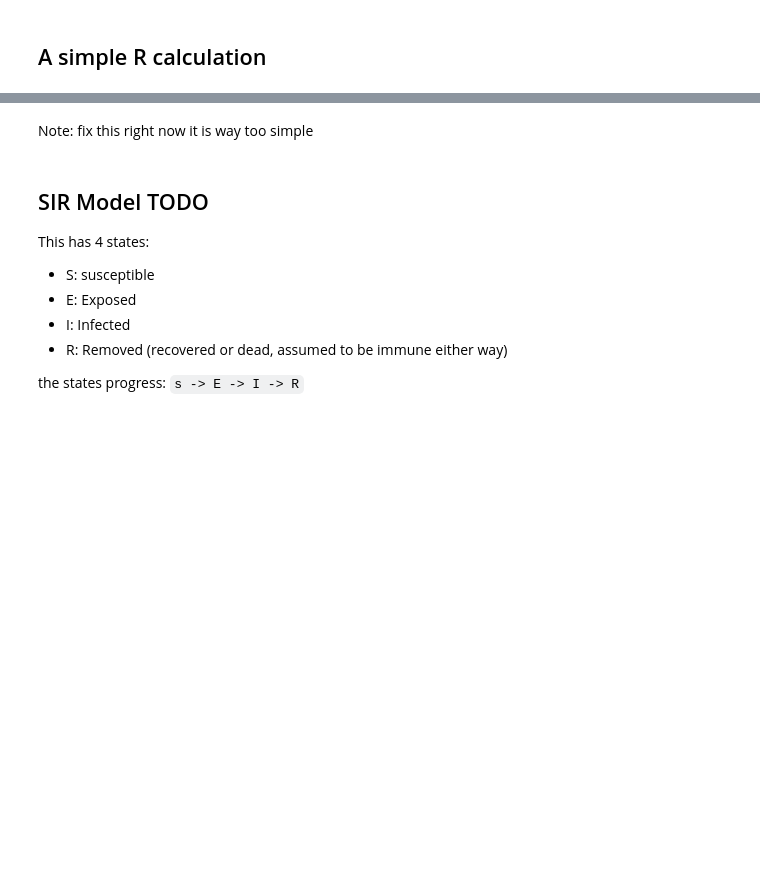
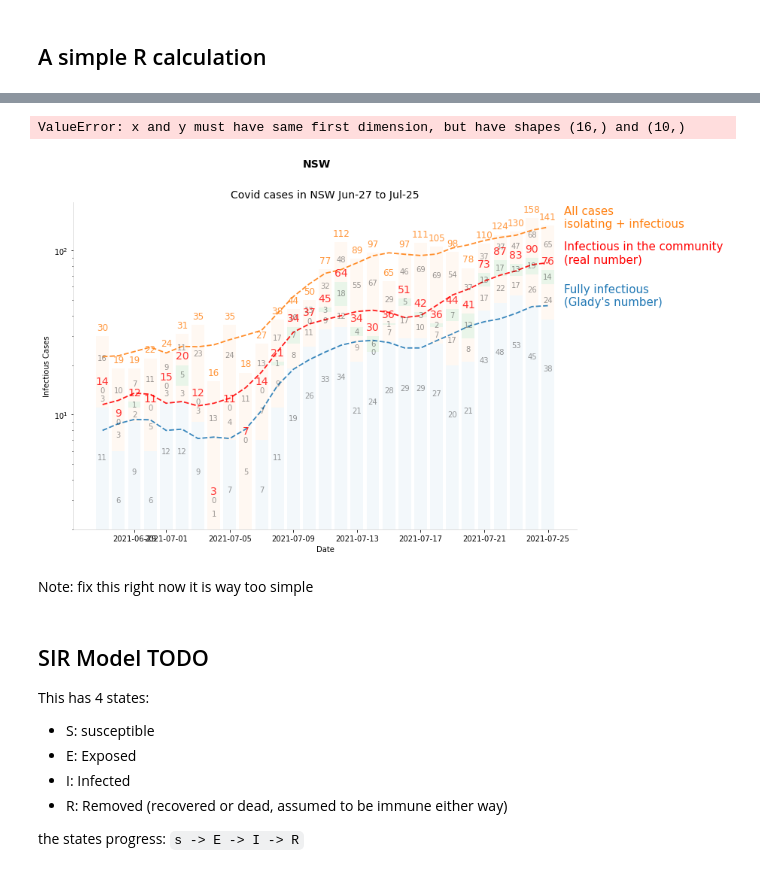
Before and after one commit to khalido/blog, a Jupyter notebook: notebooks/covid_nsw_2021.ipynb, the cells around one changed output, grey strips where cells are left out. Drawn from its saved outputs; the diff is of its cells as text; code cells hidden in the pictures; blank space fills up the shorter version.

Commit message:
something something covid

```diff
--- a/notebooks/covid_nsw_2021.ipynb
+++ b/notebooks/covid_nsw_2021.ipynb
@@ -323,0 +359,76 @@ ax2.legend();
+# %%
+fig, ax = plt.subplots(figsize=(12, 8))
+fig.suptitle("NSW")
+ax.set_title(
+    f"Covid cases in NSW {df.Date.min():%b-%d} to {df.Date.max():%b-%d}",
+    fontsize=14)
+
+ax.set_ylabel("Infectious Cases")
+ax.set_xlabel("Date")
+
+X = df.Date
+colors = {}
+
+# draw smoothed lines
+cols=["Local_cases", "Total", "Full"]
+for i, col in enumerate(cols[::-1]):
+    Y = df[col]
+    Y_roll = df[f"{col}_roll"]
+    bottom = None if (i-1)<0 else df[cols[i-1]]
+
+    # draw line
+    line = ax.plot(X, Y_roll,
+        lw=1.8, linestyle="--", alpha=0.88,
+        color = "red" if col == "Total" else None)
+
+    color = line[0].get_color()
+    colors[col] = color
+
+    # label line at its end
+    xy = X.iloc[-1] + pd.DateOffset(days=1), Y_roll.values[-1]
+    ax.annotate(get_label(col), xy=xy, fontsize=15,
+                color=color)
+
+# step
+#ax.step(df.Date, df.Total, "o--", alpha=0.35, color=colors["Total"])
+
+# stacked bar chart
+alpha=0.05
+full = ax.bar(df.Date, df.Full, label="Fully Isolating", alpha=alpha)
+part = ax.bar(df.Date, df.Part, bottom=df.Full, label="Partially Isolating", alpha=alpha)
+unkn = ax.bar(df.Date, df.Unkn, bottom=df.Full + df.Part, label="Not telling us", alpha=0.1)
+isolating = ax.bar(df.Date, df.Isolating, bottom=df.Total, label="Isolating",
+           color=colors["Local_cases"], alpha=alpha) # only drawing for labels
+
+for rect in [full, part, unkn, isolating]: # label the bars in the center
+    ax.bar_label(rect, label_type='center', alpha=0.4)
+
+# label totals by making a invisible total bar
+r = ax.bar(df.Date, df.Total, alpha=0) # only drawing for labels
+ax.bar_label(r, alpha=0.8, padding=5, fontsize=14, color=colors["Total"])
+
+ax.bar_label(isolating, alpha=0.8, padding=5, fontsize=12, color=colors["Local_cases"])
+
+
+# projection
+ax.set_yscale("log")
+for col, c in zip(["Total_roll", "Local_cases_roll"], ("red", "orange")):
+    x_future = pd.date_range(start_date, end_date, freq=pd.DateOffset(days=1))
+    print(len(x_future))
+    y_low, y_pred, y_high = predict(col)
+    print(col, len(x_future), len(y_low), len(y_pred), len(y_high))
+    ax.plot(x_future, y_pred, "--", color="red", label=f"{col} projection")
+    ax.plot(x_future, y_low, "--", alpha = 0.1)
+    ax.plot(x_future, y_high, "--", alpha = 0.1)
+    ax.fill_between(x_future, y_low, y_high,
+                    color=c, alpha=0.02, label="Uncertainity")
+
+
+# final plot tweaks
+date_form = mdates.DateFormatter("%m/%d")
+ax.xaxis.set_major_formatter(date_form)
+ax.legend(loc="upper left", fontsize=13)
+
+
+plt.show()
+# %% [output]
@@ -324,3 +438,5 @@ ax2.legend();
+ValueError: x and y must have same first dimension, but have shapes (16,) and (10,)
+[figure, added]
 # %% [markdown]
 Note: fix this right now it is way too simple
 # %% [markdown]
```
Also changed, not shown: parts of 13 cells of this notebook.
